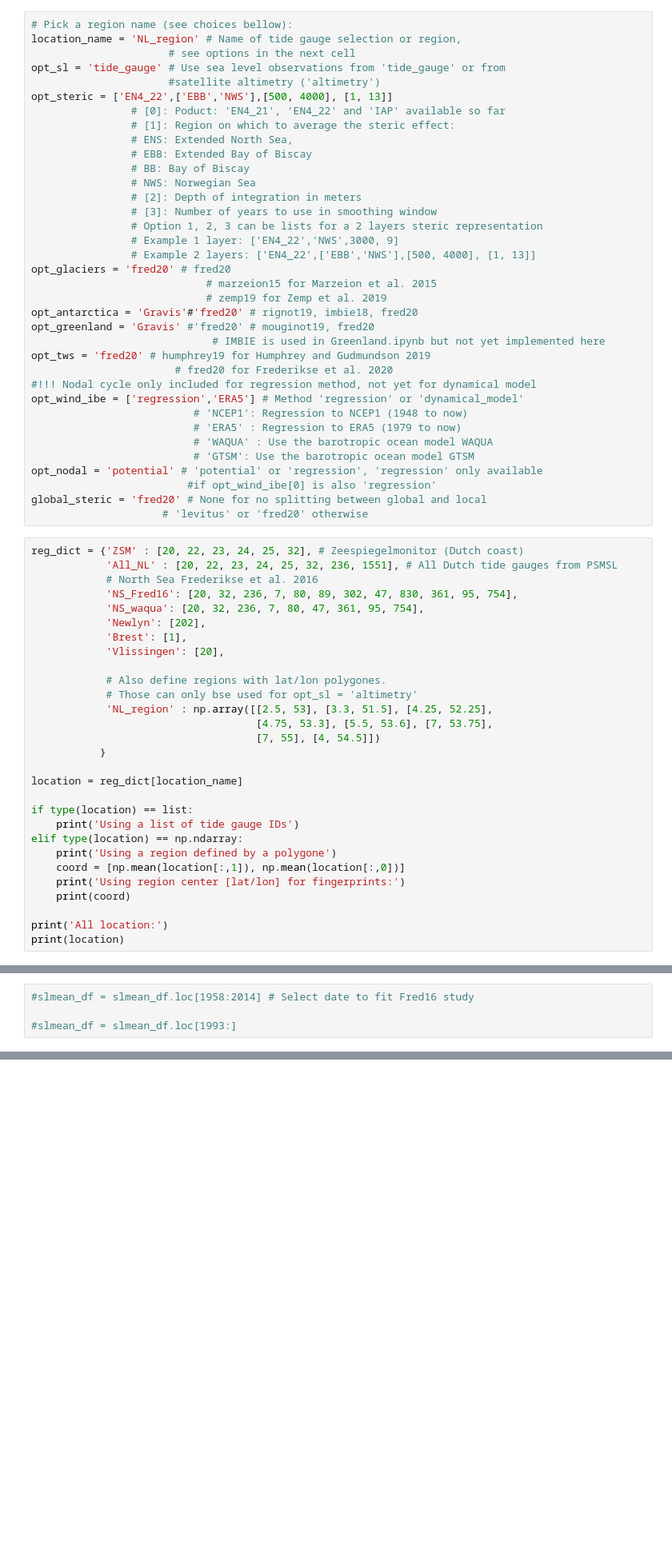
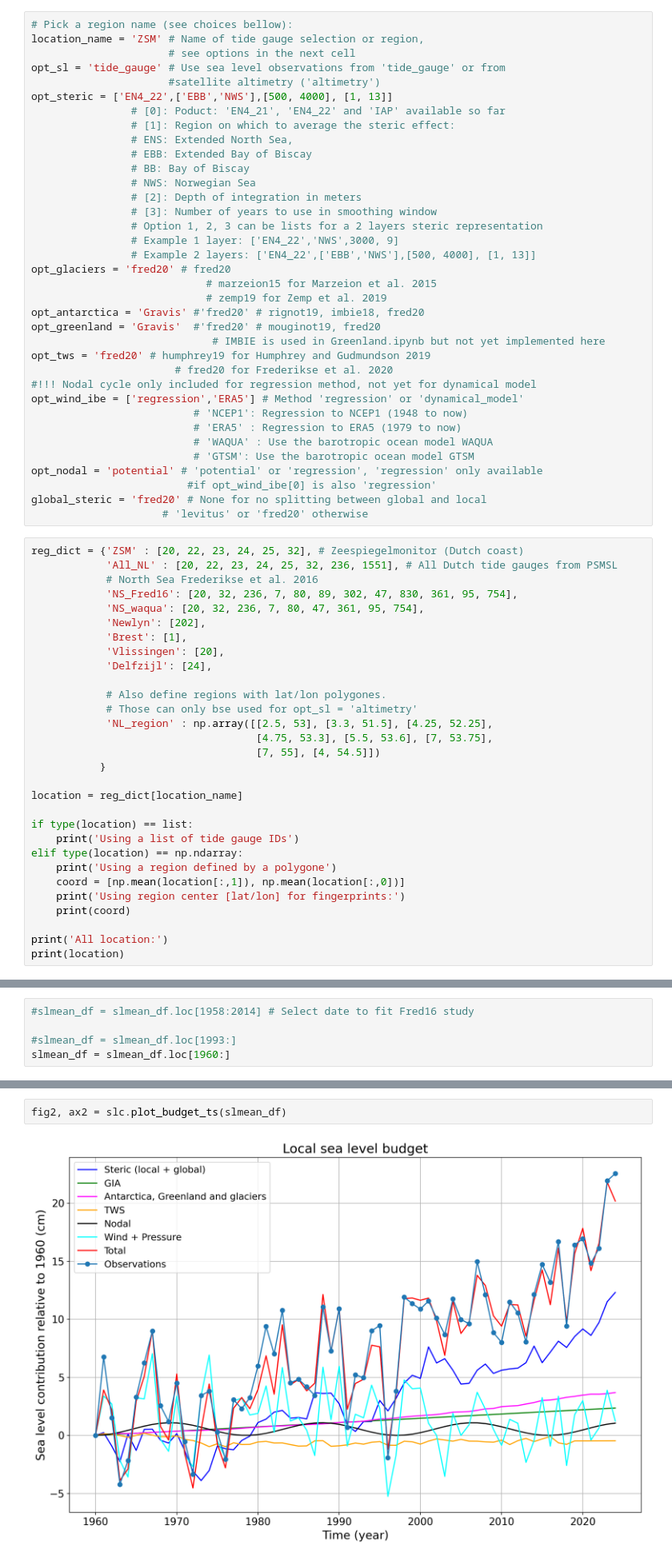
Before and after one commit to dlebars/SLBudget, a Jupyter notebook: notebooks/Budget.ipynb, the cells around one changed output, grey strips where cells are left out. Shown at 80% size. Drawn from its saved outputs; the diff is of its cells as text; blank space fills up the shorter version.

```diff
--- a/notebooks/Budget.ipynb
+++ b/notebooks/Budget.ipynb
@@ -26,7 +26,7 @@ path_outputs = '../outputs/'
 ## Namelist
 # %%
 # Pick a region name (see choices bellow):
-location_name = 'NL_region' # Name of tide gauge selection or region,
+location_name = 'ZSM' # Name of tide gauge selection or region,
                       # see options in the next cell
 opt_sl = 'tide_gauge' # Use sea level observations from 'tide_gauge' or from
                       #satellite altimetry ('altimetry')
@@ -45,8 +45,8 @@ opt_steric = ['EN4_22',['EBB','NWS'],[500, 4000], [1, 13]]
 opt_glaciers = 'fred20' # fred20
                             # marzeion15 for Marzeion et al. 2015
                             # zemp19 for Zemp et al. 2019
-opt_antarctica = 'Gravis'#'fred20' # rignot19, imbie18, fred20
-opt_greenland = 'Gravis' #'fred20' # mouginot19, fred20
+opt_antarctica = 'Gravis' #'fred20' # rignot19, imbie18, fred20
+opt_greenland = 'Gravis'  #'fred20' # mouginot19, fred20
                              # IMBIE is used in Greenland.ipynb but not yet implemented here
 opt_tws = 'fred20' # humphrey19 for Humphrey and Gudmundson 2019
                        # fred20 for Frederikse et al. 2020
@@ -69,6 +69,7 @@ reg_dict = {'ZSM' : [20, 22, 23, 24, 25, 32], # Zeespiegelmonitor (Dutch coast)
             'Newlyn': [202],
             'Brest': [1],
             'Vlissingen': [20],
+            'Delfzijl': [24],
 
             # Also define regions with lat/lon polygones.
             # Those can only bse used for opt_sl = 'altimetry'
@@ -127,3 +128,4 @@ KeyError: '[2.5] not in index'
 #slmean_df = slmean_df.loc[1958:2014] # Select date to fit Fred16 study
 
 #slmean_df = slmean_df.loc[1993:]
+slmean_df = slmean_df.loc[1960:]
@@ -186,3 +157,7 @@ print(slmean_df['Obs'].iloc[0:5])
+# %%
+fig2, ax2 = slc.plot_budget_ts(slmean_df)
+# %% [output]
+[figure, added]
 # %%
 diff = slmean_df['Obs']-slmean_df['Total']
 diff = diff-diff.mean()
```
Also changed, not shown: parts of 18 cells of this notebook.
